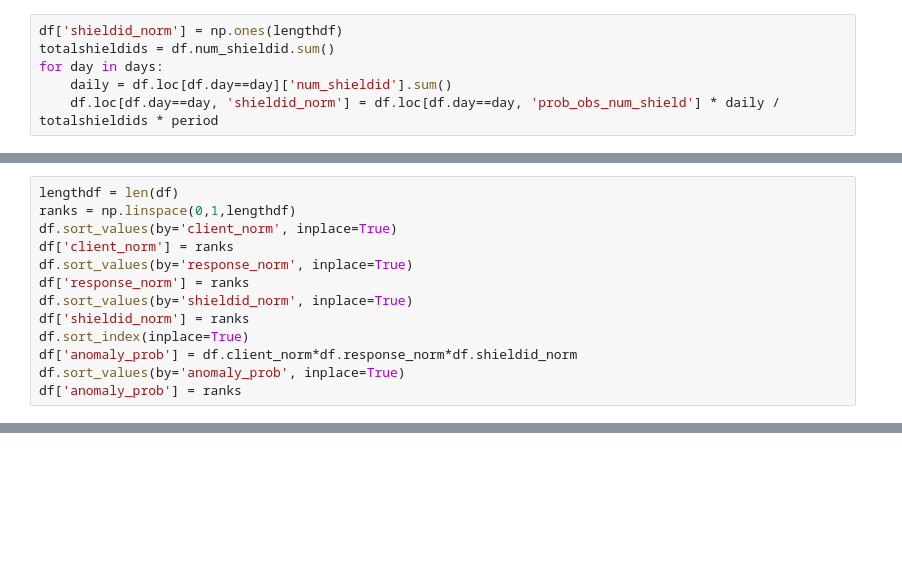
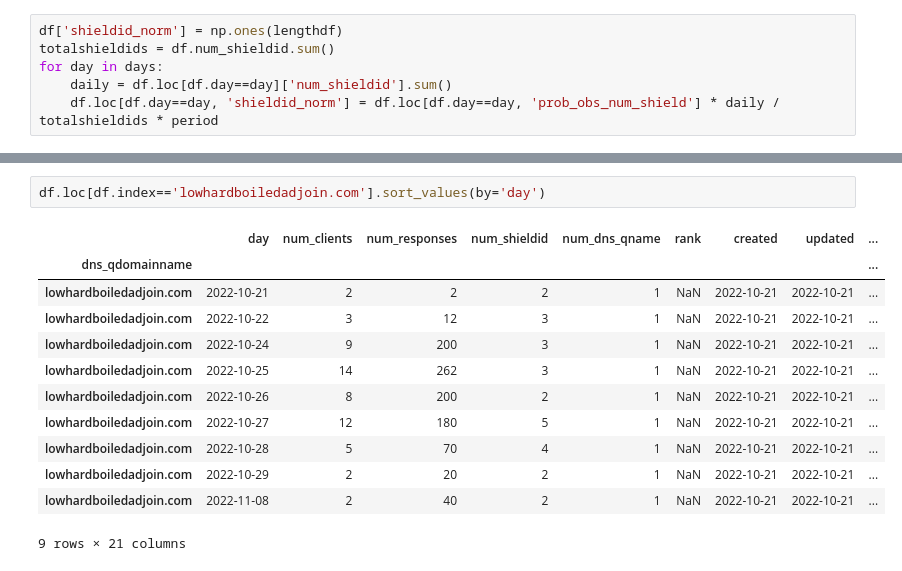
Before and after one commit to IntrusionINTZ/UniversityOfMontana_2023Spring, a Jupyter notebook: Luke/AnomalyFinder2.ipynb, the cells around one changed output, grey strips where cells are left out. Drawn from its saved outputs; the diff is of its cells as text; blank space fills up the shorter version.

```diff
--- a/Luke/AnomalyFinder2.ipynb
+++ b/Luke/AnomalyFinder2.ipynb
@@ -232,13 +206,0 @@ plt.show()
-# %%
-lengthdf = len(df)
-ranks = np.linspace(0,1,lengthdf)
-df.sort_values(by='client_norm', inplace=True)
-df['client_norm'] = ranks
-df.sort_values(by='response_norm', inplace=True)
-df['response_norm'] = ranks
-df.sort_values(by='shieldid_norm', inplace=True)
-df['shieldid_norm'] = ranks
-df.sort_index(inplace=True)
-df['anomaly_prob'] = df.client_norm*df.response_norm*df.shieldid_norm
-df.sort_values(by='anomaly_prob', inplace=True)
-df['anomaly_prob'] = ranks
@@ -261,0 +345,15 @@ top_anoms.loc[top_anoms.index=='beside.media']
+# %%
+df.loc[df.index=='lowhardboiledadjoin.com'].sort_values(by='day')
+# %% [output]
+|  | day | num_clients | num_responses | num_shieldid | num_dns_qname | rank | created | updated | ... |
+| dns_qdomainname |  |  |  |  |  |  |  |  | ... |
+| lowhardboiledadjoin.com | 2022-10-21 | 2 | 2 | 2 | 1 | NaN | 2022-10-21 | 2022-10-21 | ... |
+| lowhardboiledadjoin.com | 2022-10-22 | 3 | 12 | 3 | 1 | NaN | 2022-10-21 | 2022-10-21 | ... |
+| lowhardboiledadjoin.com | 2022-10-24 | 9 | 200 | 3 | 1 | NaN | 2022-10-21 | 2022-10-21 | ... |
+| lowhardboiledadjoin.com | 2022-10-25 | 14 | 262 | 3 | 1 | NaN | 2022-10-21 | 2022-10-21 | ... |
+| lowhardboiledadjoin.com | 2022-10-26 | 8 | 200 | 2 | 1 | NaN | 2022-10-21 | 2022-10-21 | ... |
+| lowhardboiledadjoin.com | 2022-10-27 | 12 | 180 | 5 | 1 | NaN | 2022-10-21 | 2022-10-21 | ... |
+| lowhardboiledadjoin.com | 2022-10-28 | 5 | 70 | 4 | 1 | NaN | 2022-10-21 | 2022-10-21 | ... |
+| lowhardboiledadjoin.com | 2022-10-29 | 2 | 20 | 2 | 1 | NaN | 2022-10-21 | 2022-10-21 | ... |
+| lowhardboiledadjoin.com | 2022-11-08 | 2 | 40 | 2 | 1 | NaN | 2022-10-21 | 2022-10-21 | ... |
+9 rows × 21 columns
```
Also changed, not shown: parts of 20 cells of this notebook.
